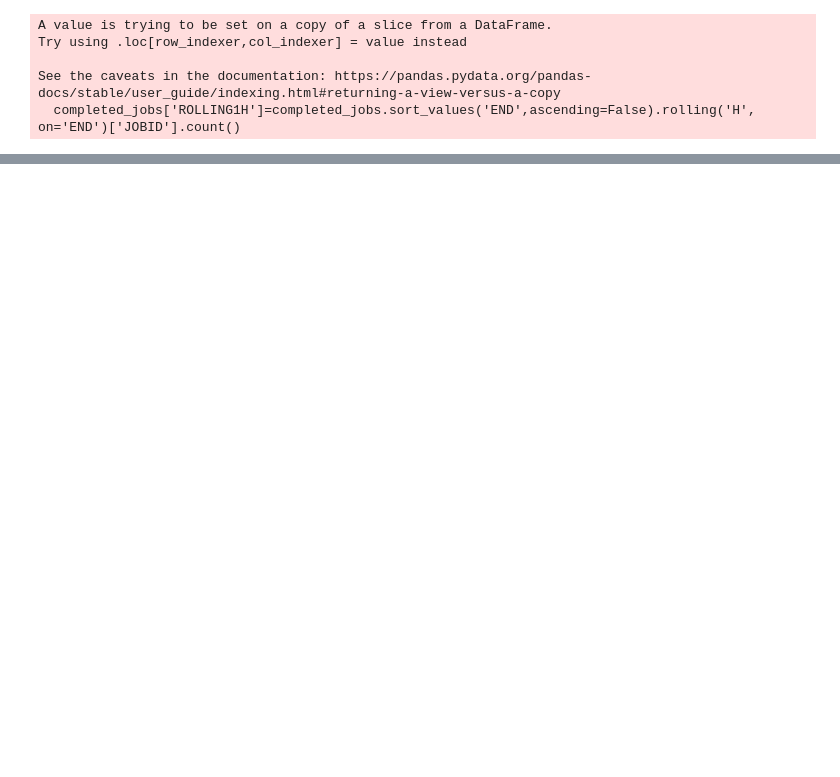
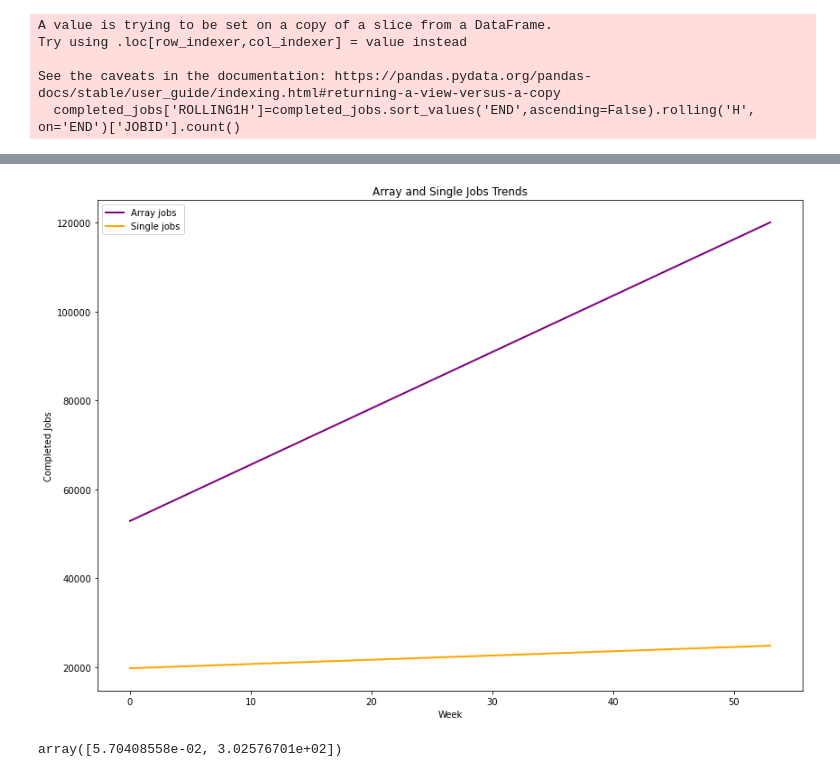
Before and after one commit to VahidehRasekhi/accre-sour_patch, a Jupyter notebook: Question1_revised.ipynb, the cells around one changed output, grey strips where cells are left out. Saved outputs shown, nothing was run; the diff lists cells and outputs as text; code cells hidden in the pictures; blank space fills up the shorter version.

```diff
--- a/Question1_revised.ipynb
+++ b/Question1_revised.ipynb
@@ -50,0 +220,2 @@ completed_jobs=completed_jobs.sort_values('END', ascending=False)
+# %%
+completed_jobs_weekend_weekday=completed_jobs.groupby(['Date','Hour','IN_ARRAY' ])['JOBID'].count().reset_index()
@@ -50,0 +238,2 @@ completed_jobs=completed_jobs.sort_values('END', ascending=False)
+# %%
+completed_jobs_weekend_weekday['Date']=pd.to_datetime(completed_jobs_weekend_weekday['Date'],format='%Y-%m-%dT%H:%M:%S')
@@ -50,0 +256,36 @@ completed_jobs=completed_jobs.sort_values('END', ascending=False)
+# %%
+df_array_single=completed_jobs_weekend_weekday.groupby([pd.Grouper(key='Date', freq='W'), 'IN_ARRAY'])['JOBID'].sum()
+# %%
+df_array_single=df_array_single.reset_index()
+# %%
+array_jobs=df_array_single.loc[df_array_single['IN_ARRAY']==True]
+single_jobs =df_array_single[df_array_single['IN_ARRAY']==False]
+import numpy as np
+def calc_trend(df):
+    coefs, resid, _, _, _ = np.polyfit(range(df.shape[0]), df['JOBID'], 1, full=True)
+
+    start_idx = 0
+    end_idx = df.shape[0]
+    return coefs
+
+coefs = calc_trend(array_jobs)
+coefs_single = calc_trend(single_jobs)
+
+
+fig, ax = plt.subplots(figsize=(14,10))
+end_idx = array_jobs.shape[0]
+ax.plot([coefs[0]*x + coefs[1] for x in range(end_idx)], linewidth=2, color='purple', label='Array jobs')
+ax.plot([coefs_single[0]*x + coefs_single[1] for x in range(end_idx)], linewidth=2, color='orange', label='Single jobs')
+
+ax.legend()
+ax.set_xlabel('Week')
+ax.set_ylabel('Completed Jobs')
+ax.set_title('Array and Single Jobs Trends')
+plt.savefig('array_vs_single_jobs.png', dpi=150)
+# %% [output]
+[figure, added]
+# %%
+coefs
+#coefs_single
+# %% [output]
+array([5.70408558e-02, 3.02576701e+02])
```
Also changed, not shown: parts of 43 cells of this notebook.
